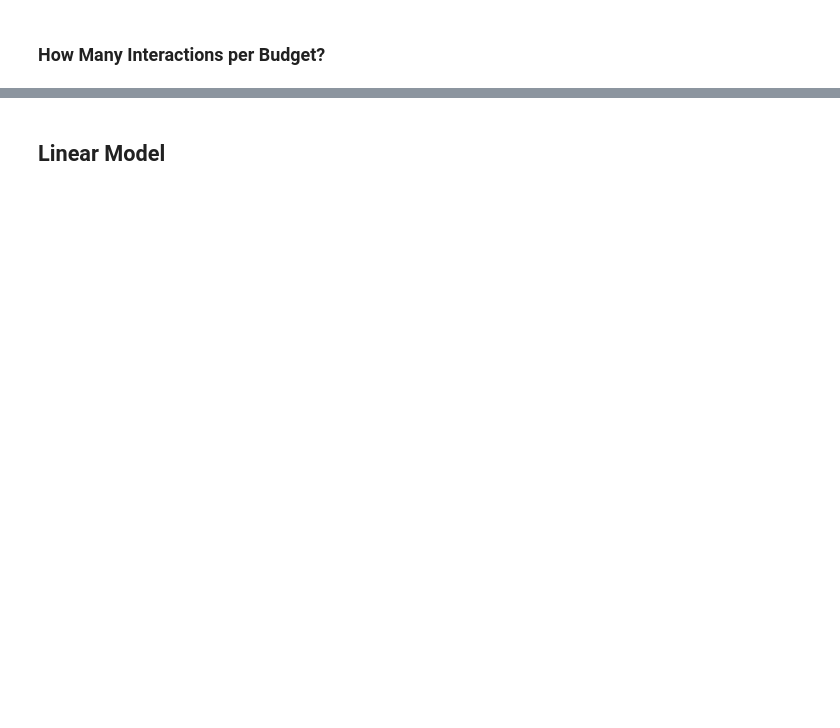
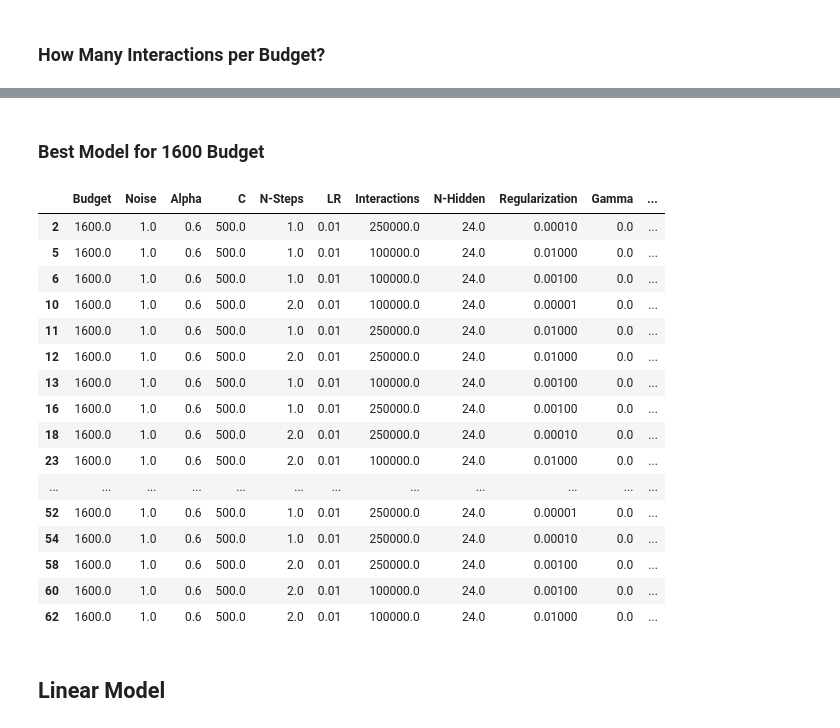
Before and after one commit to wernerth94/rl_al, a Jupyter notebook: doc/gridsearch_study.ipynb, the cells around one changed output, grey strips where cells are left out. Saved outputs shown, nothing was run; the diff lists cells and outputs as text; code cells hidden in the pictures; blank space fills up the shorter version.

```diff
--- a/doc/gridsearch_study.ipynb
+++ b/doc/gridsearch_study.ipynb
@@ -141,3 +180,25 @@ plot_heatmap("Budget", "Interactions", df)
+# %% [markdown]
+### Best Model for 1600 Budget
+# %%
+df[df["Budget"]==1600]
+# %% [output]
+|  | Budget | Noise | Alpha | C | N-Steps | LR | Interactions | N-Hidden | Regularization | Gamma | ... |
+| 2 | 1600.0 | 1.0 | 0.6 | 500.0 | 1.0 | 0.01 | 250000.0 | 24.0 | 0.00010 | 0.0 | ... |
+| 5 | 1600.0 | 1.0 | 0.6 | 500.0 | 1.0 | 0.01 | 100000.0 | 24.0 | 0.01000 | 0.0 | ... |
+| 6 | 1600.0 | 1.0 | 0.6 | 500.0 | 1.0 | 0.01 | 100000.0 | 24.0 | 0.00100 | 0.0 | ... |
+| 10 | 1600.0 | 1.0 | 0.6 | 500.0 | 2.0 | 0.01 | 100000.0 | 24.0 | 0.00001 | 0.0 | ... |
+| 11 | 1600.0 | 1.0 | 0.6 | 500.0 | 1.0 | 0.01 | 250000.0 | 24.0 | 0.01000 | 0.0 | ... |
+| 12 | 1600.0 | 1.0 | 0.6 | 500.0 | 2.0 | 0.01 | 250000.0 | 24.0 | 0.01000 | 0.0 | ... |
+| 13 | 1600.0 | 1.0 | 0.6 | 500.0 | 1.0 | 0.01 | 100000.0 | 24.0 | 0.00100 | 0.0 | ... |
+| 16 | 1600.0 | 1.0 | 0.6 | 500.0 | 1.0 | 0.01 | 250000.0 | 24.0 | 0.00100 | 0.0 | ... |
+| 18 | 1600.0 | 1.0 | 0.6 | 500.0 | 2.0 | 0.01 | 250000.0 | 24.0 | 0.00010 | 0.0 | ... |
+| 23 | 1600.0 | 1.0 | 0.6 | 500.0 | 2.0 | 0.01 | 100000.0 | 24.0 | 0.01000 | 0.0 | ... |
+| ... | ... | ... | ... | ... | ... | ... | ... | ... | ... | ... | ... |
+| 52 | 1600.0 | 1.0 | 0.6 | 500.0 | 1.0 | 0.01 | 250000.0 | 24.0 | 0.00001 | 0.0 | ... |
+| 54 | 1600.0 | 1.0 | 0.6 | 500.0 | 1.0 | 0.01 | 250000.0 | 24.0 | 0.00010 | 0.0 | ... |
+| 58 | 1600.0 | 1.0 | 0.6 | 500.0 | 2.0 | 0.01 | 250000.0 | 24.0 | 0.00100 | 0.0 | ... |
+| 60 | 1600.0 | 1.0 | 0.6 | 500.0 | 2.0 | 0.01 | 100000.0 | 24.0 | 0.00100 | 0.0 | ... |
+| 62 | 1600.0 | 1.0 | 0.6 | 500.0 | 2.0 | 0.01 | 100000.0 | 24.0 | 0.01000 | 0.0 | ... |
 # %% [markdown]
 ## Linear Model
 # %%
```
Also changed, not shown: parts of 12 cells of this notebook, 5 other files.
